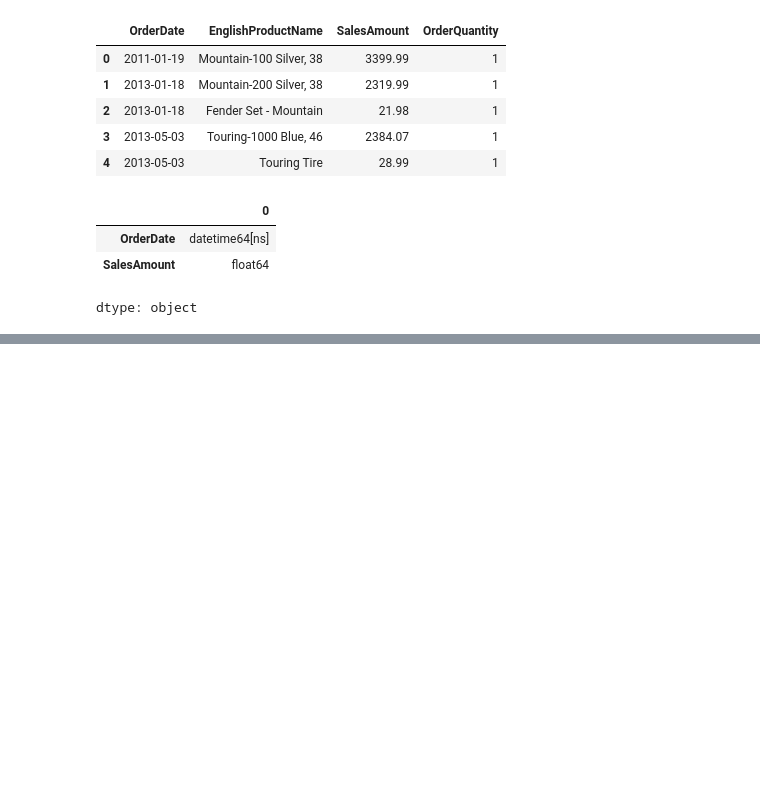
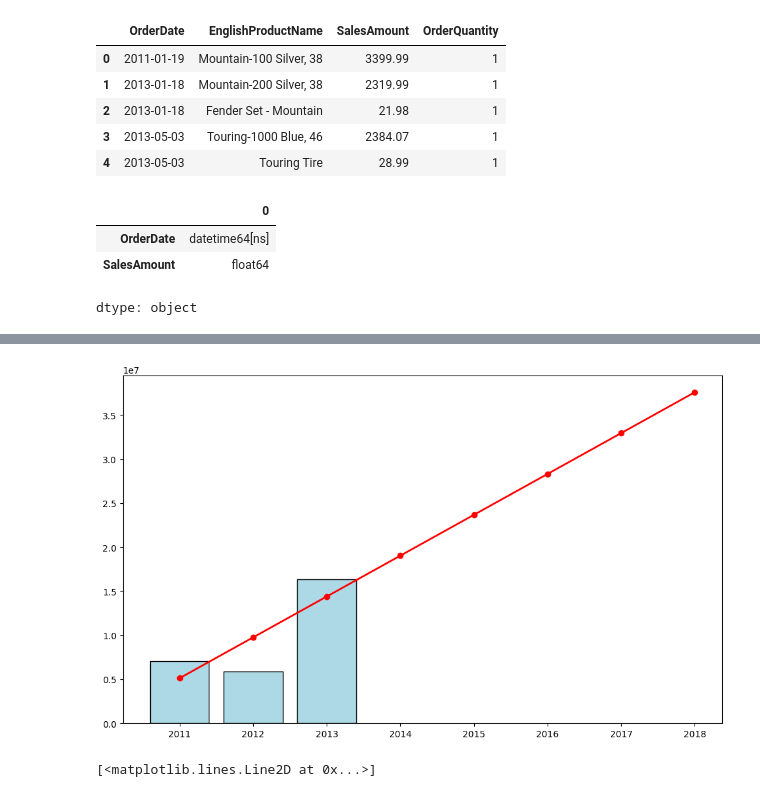
Before and after one commit to theatu824/MSSP607-GitHub, a Jupyter notebook: WeeklyModules/Week08/theatu824_PARTICIPATION_ACTIVITY_Week_8_Plot_a_trendline_over_a_time_series_dataset.ipynb, the cells around one changed output, grey strips where cells are left out. Saved outputs shown, nothing was run; the diff lists cells and outputs as text; code cells hidden in the pictures; blank space fills up the shorter version.

```diff
--- a/WeeklyModules/Week08/theatu824_PARTICIPATION_ACTIVITY_Week_8_Plot_a_trendline_over_a_time_series_dataset.ipynb
+++ b/WeeklyModules/Week08/theatu824_PARTICIPATION_ACTIVITY_Week_8_Plot_a_trendline_over_a_time_series_dataset.ipynb
@@ -188,0 +209,50 @@ fig.savefig(
+# %%
+all_years = np.concatenate([x, future_years])
+all_trend = trend_function(all_years)
+
+fig, ax2 = plt.subplots(figsize=(12, 7))
+
+# Actual sales
+ax2.bar(x, y, color="lightblue", edgecolor="black",
+    label="Actual Sales"
+)
+
+# Historical trend and future forecast
+ax2.plot(all_years, all_trend, color="red", marker="o", linewidth=2,
+    label="Trend and Forecast"
+)
+
+ax1.set(
+    title="Internet Sales: Actual Values and Five-Year Forecast",
+    xlabel="Year",
+    ylabel="Total Sales Amount"
+)
+
+ax1.set_xticks(all_years)
+ax1.legend()
+plt.show()
+
+historical_trend = trend_function(x)
+
+ax1.plot(
+    x,
+    historical_trend,
+    color="red",
+    marker="o",
+    label="Historical Trend"
+)
+
+forecast_line_years = np.concatenate([[x.max()], future_years])
+forecast_line_sales = trend_function(forecast_line_years)
+
+ax1.plot(
+    forecast_line_years,
+    forecast_line_sales,
+    color="red",
+    marker="o",
+    linestyle="--",
+    label="Forecast"
+)
+# %% [output]
+[figure, added]
+[<matplotlib.lines.Line2D at 0x...>]
```
Also changed, not shown: parts of 23 cells of this notebook.
